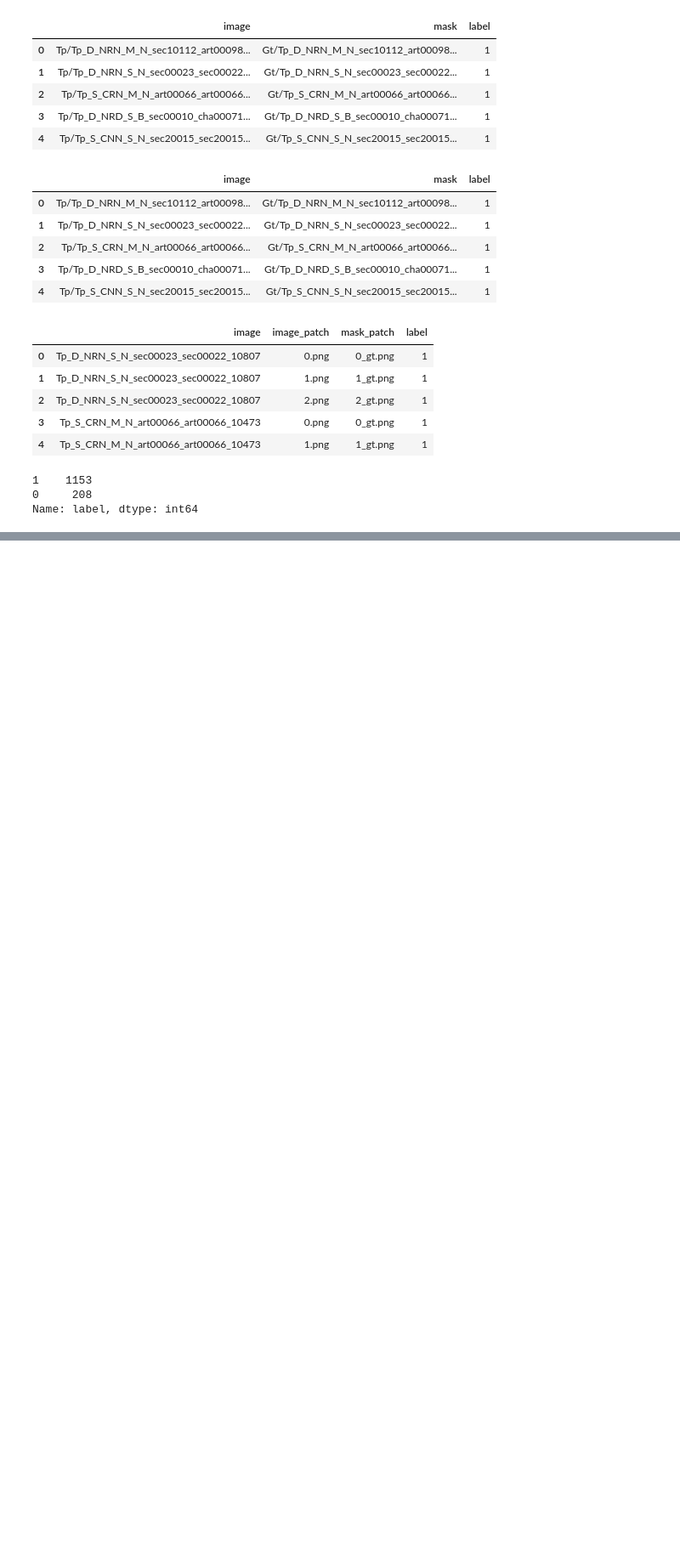
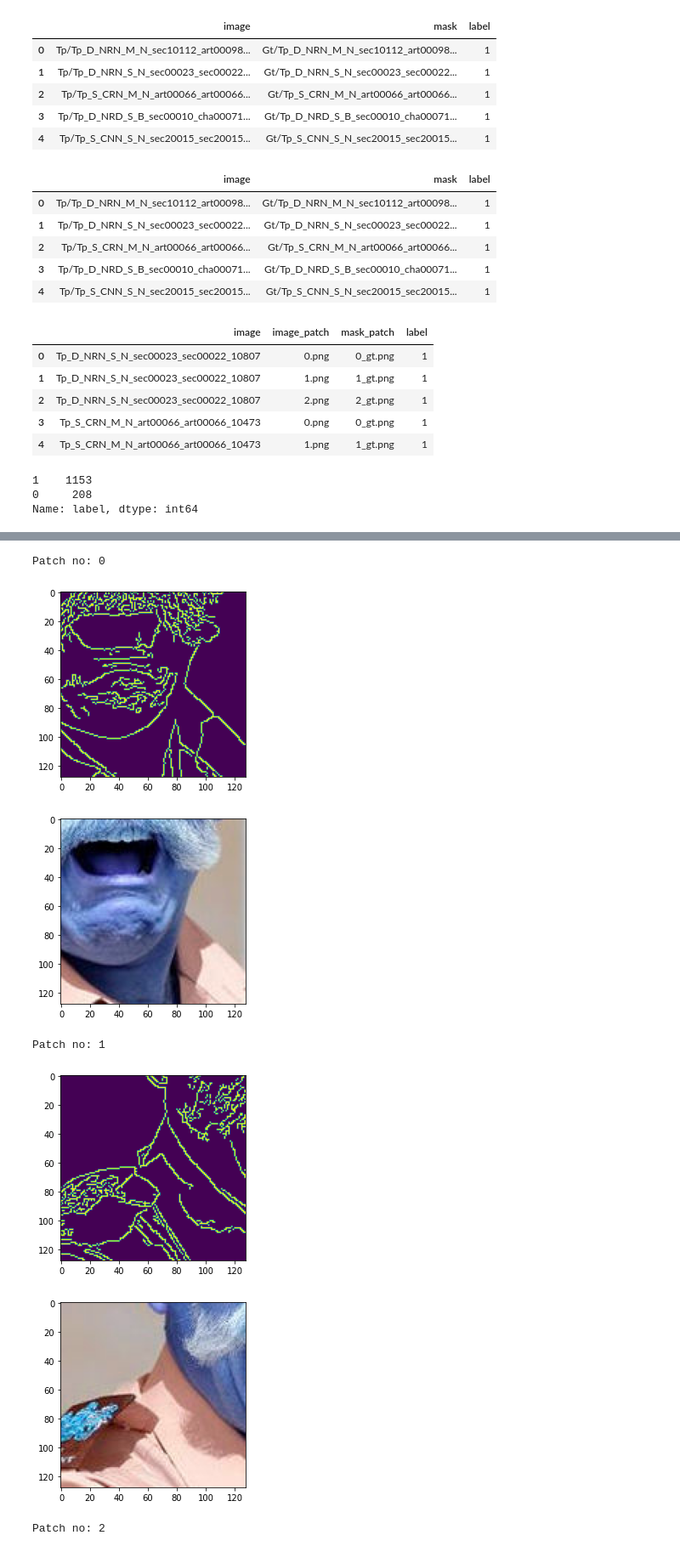
Before and after one commit to sowmen/imanip_main, a Jupyter notebook: createCSV.ipynb, the cells around one changed output, grey strips where cells are left out. Shown at 85% size. Saved outputs shown, nothing was run; the diff lists cells and outputs as text; code cells hidden in the pictures; blank space fills up the shorter version.

```diff
--- a/createCSV.ipynb
+++ b/createCSV.ipynb
@@ -266,0 +369,10 @@ Name: label, dtype: int64
+# %%
+patch = extract_imd_orig(g, 128)
+# %% [output]
+Patch no: 0
+[figure, added]
+[figure, added]
+Patch no: 1
+[figure, added]
+[figure, added]
+Patch no: 2
```
Also changed, not shown: parts of 11 cells of this notebook, 2 other files.
